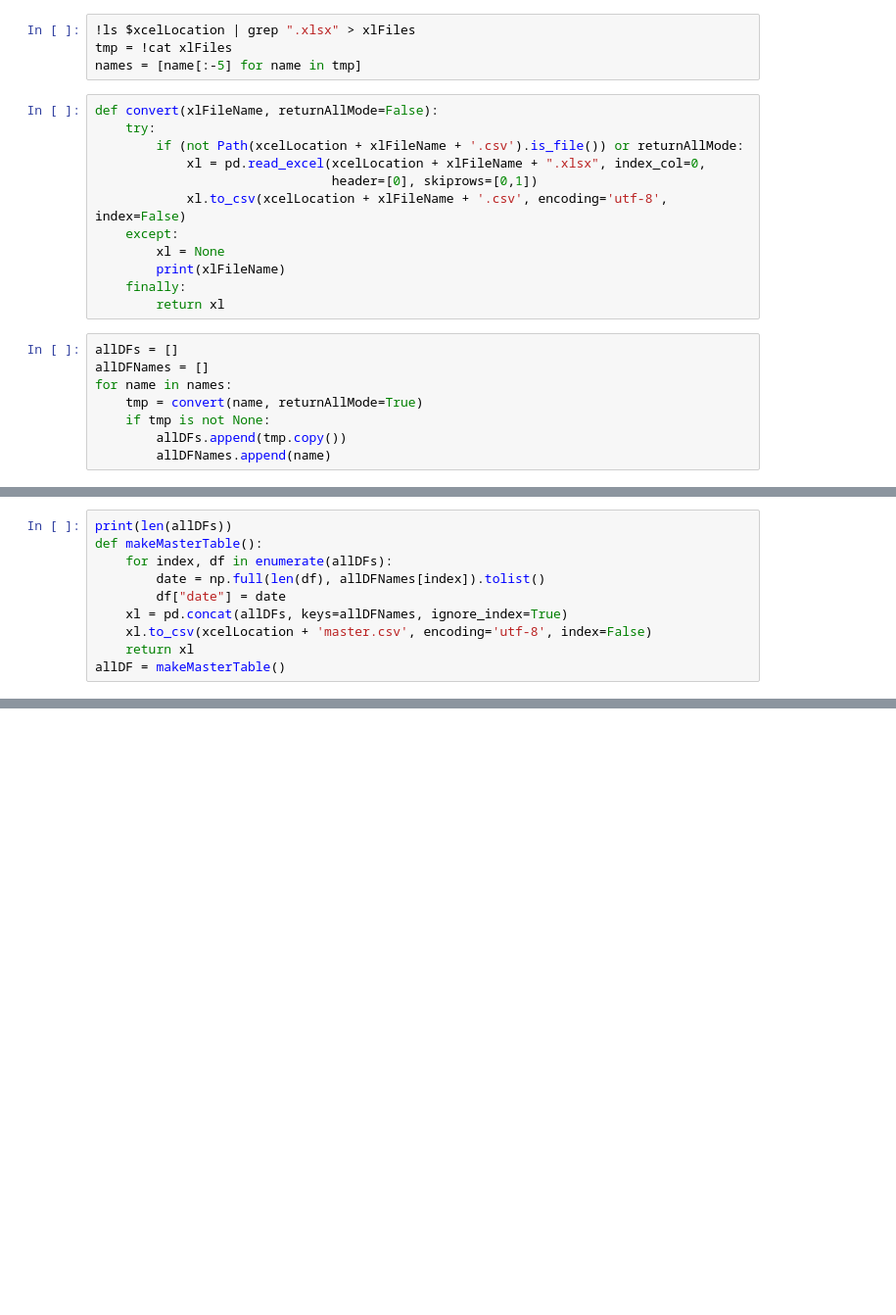
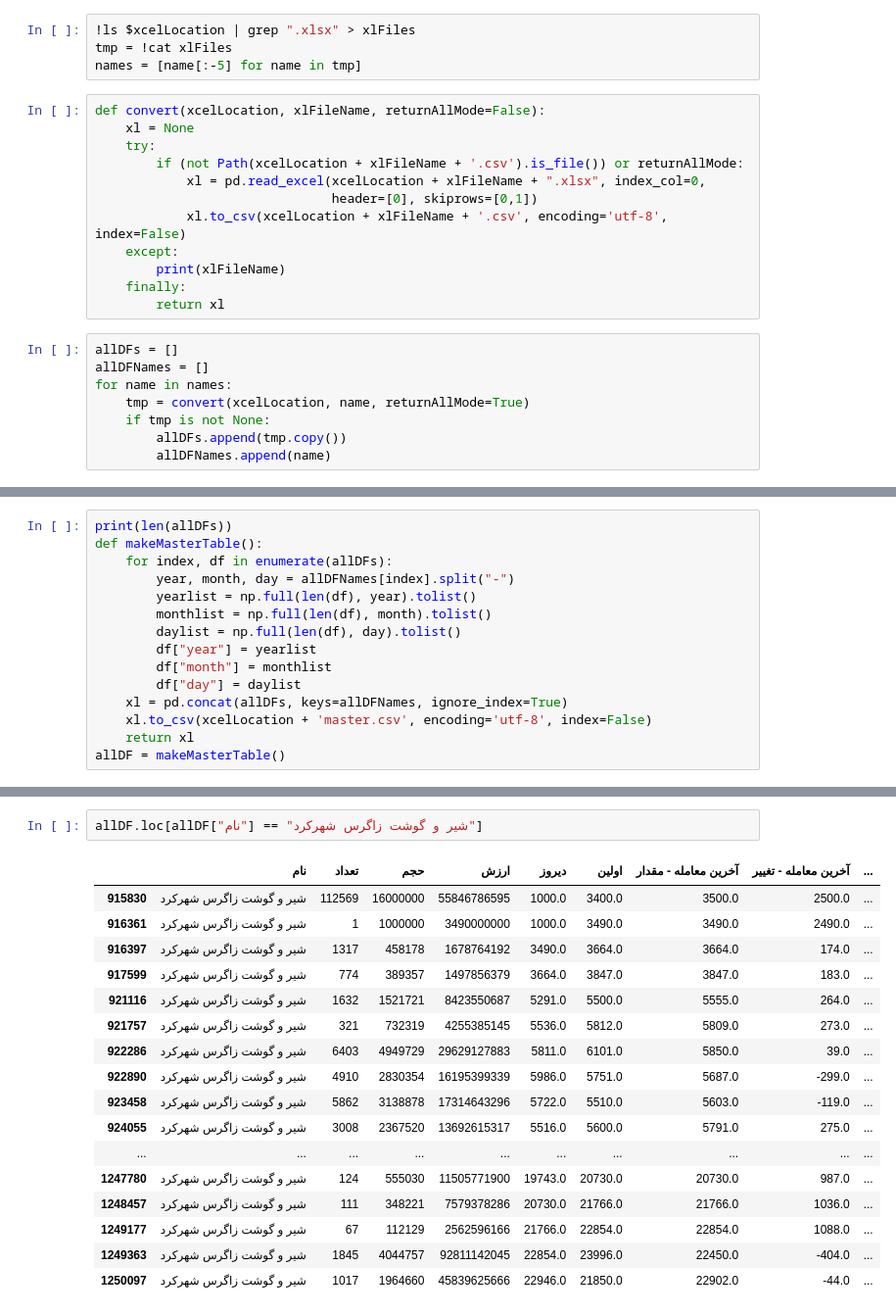
Before and after one commit to nimacgit/Trader, a Jupyter notebook: Convertor.ipynb, the cells around one changed output, grey strips where cells are left out. Shown at 98% size. Saved outputs shown, nothing was run; the diff lists cells and outputs as text; blank space fills up the shorter version.

Commit message:
Make master table

```diff
--- a/Convertor.ipynb
+++ b/Convertor.ipynb
@@ -12,14 +12,14 @@ xcelLocation = "../xcels/"
 tmp = !cat xlFiles
 names = [name[:-5] for name in tmp]
 # %%
-def convert(xlFileName, returnAllMode=False):
+def convert(xcelLocation, xlFileName, returnAllMode=False):
+    xl = None
     try:
         if (not Path(xcelLocation + xlFileName + '.csv').is_file()) or returnAllMode:
             xl = pd.read_excel(xcelLocation + xlFileName + ".xlsx", index_col=0,
                                header=[0], skiprows=[0,1])
             xl.to_csv(xcelLocation + xlFileName + '.csv', encoding='utf-8', index=False)
     except:
-        xl = None
         print(xlFileName)
     finally:
         return xl
@@ -27,7 +27,7 @@ def convert(xlFileName, returnAllMode=False):
 allDFs = []
 allDFNames = []
 for name in names:
-    tmp = convert(name, returnAllMode=True)
+    tmp = convert(xcelLocation, name, returnAllMode=True)
     if tmp is not None:
         allDFs.append(tmp.copy())
         allDFNames.append(name)
@@ -53,8 +53,13 @@ for name in names:
 print(len(allDFs))
 def makeMasterTable():
     for index, df in enumerate(allDFs):
-        date = np.full(len(df), allDFNames[index]).tolist()
-        df["date"] = date
+        year, month, day = allDFNames[index].split("-")
+        yearlist = np.full(len(df), year).tolist()
+        monthlist = np.full(len(df), month).tolist()
+        daylist = np.full(len(df), day).tolist()
+        df["year"] = yearlist
+        df["month"] = monthlist
+        df["day"] = daylist
     xl = pd.concat(allDFs, keys=allDFNames, ignore_index=True)
     xl.to_csv(xcelLocation + 'master.csv', encoding='utf-8', index=False)
     return xl
@@ -84,0 +69,20 @@ allDF
+# %%
+allDF.loc[allDF["نام"] == "شير و گوشت زاگرس شهركرد"]
+# %% [output]
+|  | نام | تعداد | حجم | ارزش | دیروز | اولین | آخرین معامله - مقدار | آخرین معامله - تغییر | ... |
+| 915830 | شير و گوشت زاگرس شهركرد | 112569 | 16000000 | 55846786595 | 1000.0 | 3400.0 | 3500.0 | 2500.0 | ... |
+| 916361 | شير و گوشت زاگرس شهركرد | 1 | 1000000 | 3490000000 | 1000.0 | 3490.0 | 3490.0 | 2490.0 | ... |
+| 916397 | شير و گوشت زاگرس شهركرد | 1317 | 458178 | 1678764192 | 3490.0 | 3664.0 | 3664.0 | 174.0 | ... |
+| 917599 | شير و گوشت زاگرس شهركرد | 774 | 389357 | 1497856379 | 3664.0 | 3847.0 | 3847.0 | 183.0 | ... |
+| 921116 | شير و گوشت زاگرس شهركرد | 1632 | 1521721 | 8423550687 | 5291.0 | 5500.0 | 5555.0 | 264.0 | ... |
+| 921757 | شير و گوشت زاگرس شهركرد | 321 | 732319 | 4255385145 | 5536.0 | 5812.0 | 5809.0 | 273.0 | ... |
+| 922286 | شير و گوشت زاگرس شهركرد | 6403 | 4949729 | 29629127883 | 5811.0 | 6101.0 | 5850.0 | 39.0 | ... |
+| 922890 | شير و گوشت زاگرس شهركرد | 4910 | 2830354 | 16195399339 | 5986.0 | 5751.0 | 5687.0 | -299.0 | ... |
+| 923458 | شير و گوشت زاگرس شهركرد | 5862 | 3138878 | 17314643296 | 5722.0 | 5510.0 | 5603.0 | -119.0 | ... |
+| 924055 | شير و گوشت زاگرس شهركرد | 3008 | 2367520 | 13692615317 | 5516.0 | 5600.0 | 5791.0 | 275.0 | ... |
+| ... | ... | ... | ... | ... | ... | ... | ... | ... | ... |
+| 1247780 | شير و گوشت زاگرس شهركرد | 124 | 555030 | 11505771900 | 19743.0 | 20730.0 | 20730.0 | 987.0 | ... |
+| 1248457 | شير و گوشت زاگرس شهركرد | 111 | 348221 | 7579378286 | 20730.0 | 21766.0 | 21766.0 | 1036.0 | ... |
+| 1249177 | شير و گوشت زاگرس شهركرد | 67 | 112129 | 2562596166 | 21766.0 | 22854.0 | 22854.0 | 1088.0 | ... |
+| 1249363 | شير و گوشت زاگرس شهركرد | 1845 | 4044757 | 92811142045 | 22854.0 | 23996.0 | 22450.0 | -404.0 | ... |
+| 1250097 | شير و گوشت زاگرس شهركرد | 1017 | 1964660 | 45839625666 | 22946.0 | 21850.0 | 22902.0 | -44.0 | ... |
```
Also changed, not shown: parts of 4 cells of this notebook, 5 other files.
